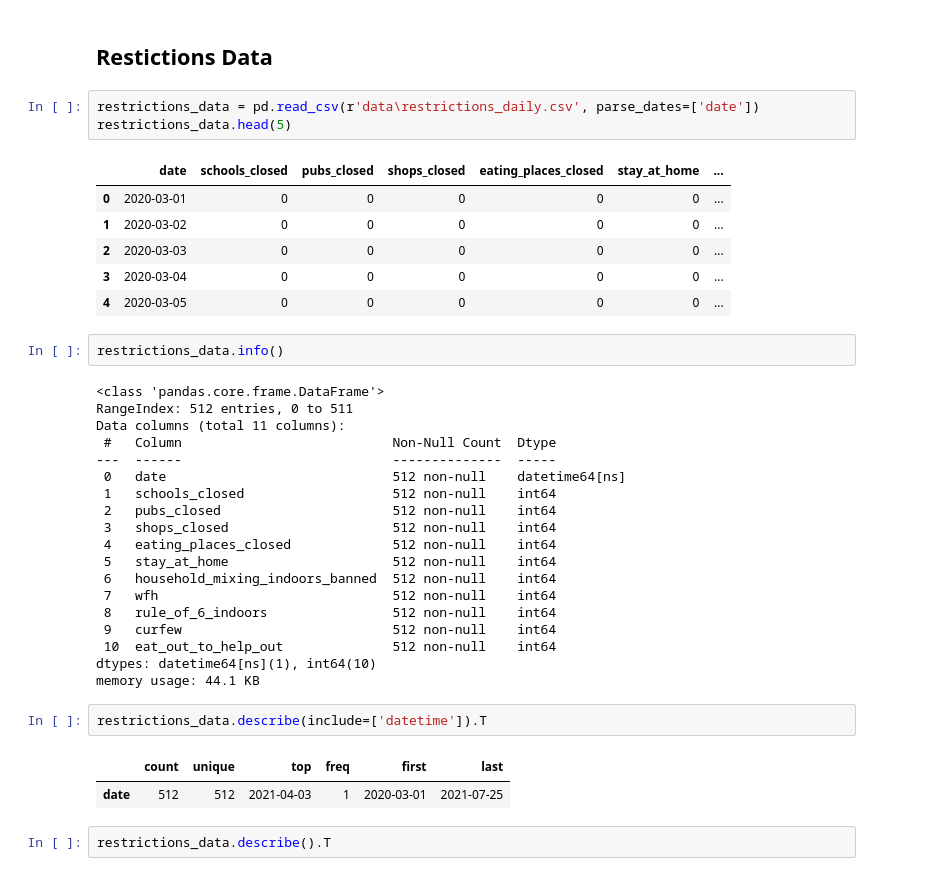
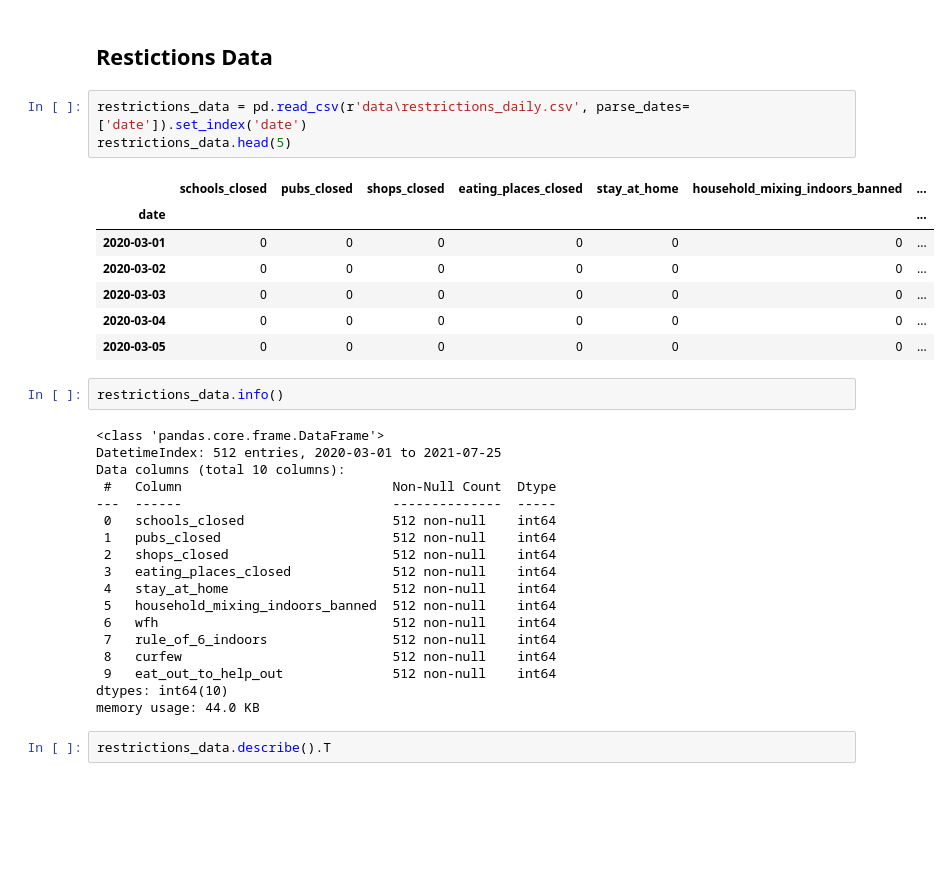
Before and after one commit to montgoz007/corona-modelling, a Jupyter notebook: EDA.ipynb, the cells around one changed output. Saved outputs shown, nothing was run; the diff lists cells and outputs as text; blank space fills up the shorter version.

```diff
--- a/EDA.ipynb
+++ b/EDA.ipynb
@@ -127,41 +116,36 @@ for feature in covid_features:
 # %% [markdown]
 ## Restictions Data
 # %%
-restrictions_data = pd.read_csv(r'data\restrictions_daily.csv', parse_dates=['date'])
+restrictions_data = pd.read_csv(r'data\restrictions_daily.csv', parse_dates=['date']).set_index('date')
 restrictions_data.head(5)
 # %% [output]
-|  | date | schools_closed | pubs_closed | shops_closed | eating_places_closed | stay_at_home | ... |
-| 0 | 2020-03-01 | 0 | 0 | 0 | 0 | 0 | ... |
-| 1 | 2020-03-02 | 0 | 0 | 0 | 0 | 0 | ... |
-| 2 | 2020-03-03 | 0 | 0 | 0 | 0 | 0 | ... |
-| 3 | 2020-03-04 | 0 | 0 | 0 | 0 | 0 | ... |
-| 4 | 2020-03-05 | 0 | 0 | 0 | 0 | 0 | ... |
+|  | schools_closed | pubs_closed | shops_closed | eating_places_closed | stay_at_home | household_mixing_indoors_banned | ... |
+| date |  |  |  |  |  |  | ... |
+| 2020-03-01 | 0 | 0 | 0 | 0 | 0 | 0 | ... |
+| 2020-03-02 | 0 | 0 | 0 | 0 | 0 | 0 | ... |
+| 2020-03-03 | 0 | 0 | 0 | 0 | 0 | 0 | ... |
+| 2020-03-04 | 0 | 0 | 0 | 0 | 0 | 0 | ... |
+| 2020-03-05 | 0 | 0 | 0 | 0 | 0 | 0 | ... |
 # %%
 restrictions_data.info()
 # %% [output]
 <class 'pandas.core.frame.DataFrame'>
-RangeIndex: 512 entries, 0 to 511
-Data columns (total 11 columns):
+DatetimeIndex: 512 entries, 2020-03-01 to 2021-07-25
+Data columns (total 10 columns):
  #   Column                           Non-Null Count  Dtype
 ---  ------                           --------------  -----
- 0   date                             512 non-null    datetime64[ns]
- 1   schools_closed                   512 non-null    int64
- 2   pubs_closed                      512 non-null    int64
- 3   shops_closed                     512 non-null    int64
- 4   eating_places_closed             512 non-null    int64
- 5   stay_at_home                     512 non-null    int64
- 6   household_mixing_indoors_banned  512 non-null    int64
- 7   wfh                              512 non-null    int64
- 8   rule_of_6_indoors                512 non-null    int64
- 9   curfew                           512 non-null    int64
- 10  eat_out_to_help_out              512 non-null    int64
-dtypes: datetime64[ns](1), int64(10)
-memory usage: 44.1 KB
+ 0   schools_closed                   512 non-null    int64
+ 1   pubs_closed                      512 non-null    int64
+ 2   shops_closed                     512 non-null    int64
+ 3   eating_places_closed             512 non-null    int64
+ 4   stay_at_home                     512 non-null    int64
+ 5   household_mixing_indoors_banned  512 non-null    int64
+ 6   wfh                              512 non-null    int64
+ 7   rule_of_6_indoors                512 non-null    int64
+ 8   curfew                           512 non-null    int64
+ 9   eat_out_to_help_out              512 non-null    int64
+dtypes: int64(10)
+memory usage: 44.0 KB
-# %%
-restrictions_data.describe(include=['datetime']).T
-# %% [output]
-|  | count | unique | top | freq | first | last |
-| date | 512 | 512 | 2021-04-03 | 1 | 2020-03-01 | 2021-07-25 |
 # %%
 restrictions_data.describe().T
 # %% [output]
```
Also changed, not shown: parts of 19 cells of this notebook.
